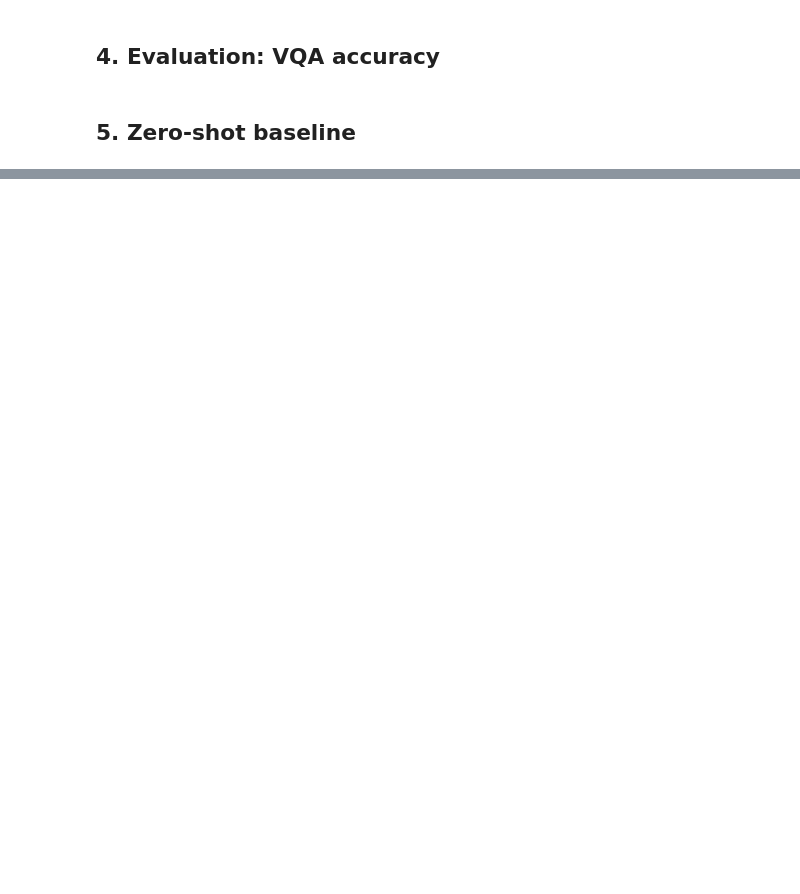
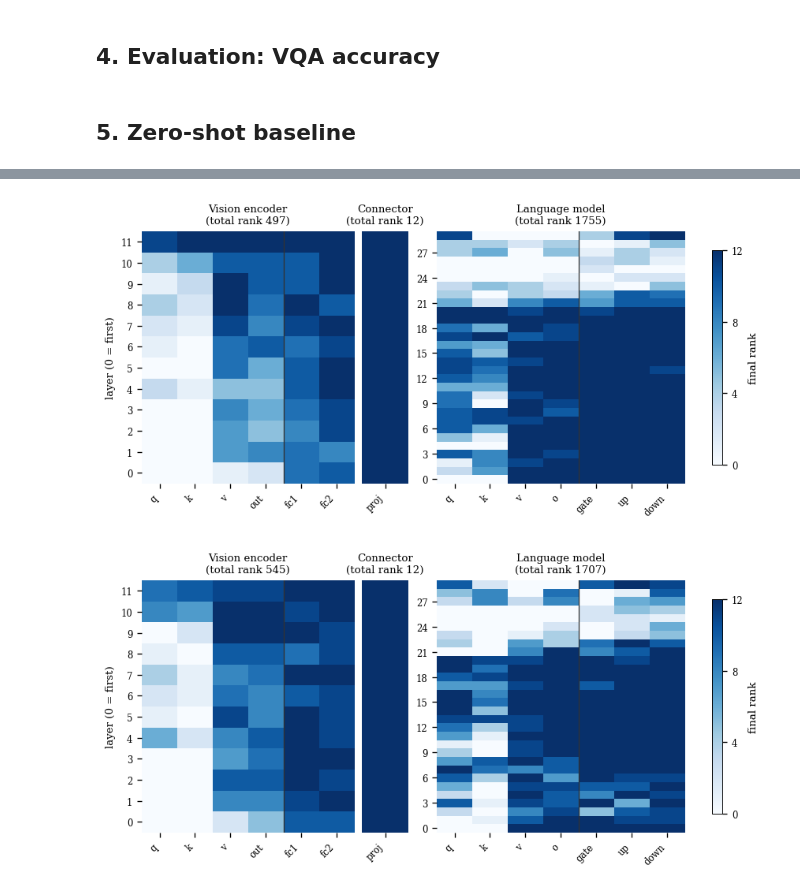
Before and after one commit to Sulojan2027/Vision_Coursework, a Jupyter notebook: Sem07_Deep_Learning_for_Vision/Assignment_1/part1.ipynb, the cells around one changed output, grey strips where cells are left out. Saved outputs shown, nothing was run; the diff lists cells and outputs as text; code cells hidden in the pictures; blank space fills up the shorter version.

```diff
--- a/Sem07_Deep_Learning_for_Vision/Assignment_1/part1.ipynb
+++ b/Sem07_Deep_Learning_for_Vision/Assignment_1/part1.ipynb
@@ -320,4 +320,0 @@ json.dump(RESULTS, open(f"{OUT_DIR}/results.json", "w"), indent=2)
-# %%
-import pandas as pd
-df = pd.DataFrame(RESULTS).T[["textvqa", "probe", "forgetting", "overlap_topk"]]
-df.round(2)
@@ -387,0 +321,14 @@ pd.DataFrame(BONUS).T
+# %%
+RESULTS = defaultdict(dict, load_json("results.json", {}))  # RESULTS[task][run] = accuracy
+for task in CFG["tasks"]:
+    if "zero-shot" in RESULTS[task]:
+        print(f"[{task}] zero-shot: {RESULTS[task]['zero-shot']:.2f} (cached)")
+        continue
+    v1 = json.load(open(f"{V1_DIR}/results.json")) if os.path.exists(f"{V1_DIR}/results.json") else {}
+    if CFG["reuse_v1_zero_shot"] and "zero-shot" in v1.get(task, {}):
+        RESULTS[task]["zero-shot"] = v1[task]["zero-shot"]
+        print(f"[{task}] zero-shot: {RESULTS[task]['zero-shot']:.2f} (reused from v1)")
+        save_json(RESULTS, "results.json")
+        continue
+    RESULTS[task]["zero-shot"] = evaluate(base_model, task, "zero-shot")
+    save_json(RESULTS, "results.json")
@@ -387,0 +525,33 @@ pd.DataFrame(BONUS).T
+# %%
+MOD_ORDER = {"vision":    ["q_proj", "k_proj", "v_proj", "out_proj", "fc1", "fc2"],
+             "connector": ["proj"],
+             "text":      ["q_proj", "k_proj", "v_proj", "o_proj", "gate_proj", "up_proj", "down_proj"]}
+
+def heatmaps(task):
+    d = AL[task]
+    fig, axes = plt.subplots(1, 3, figsize=(7.0, 3.4), constrained_layout=True,
+                             gridspec_kw=dict(width_ratios=[6, 1.3, 7]))
+    for ax, c in zip(axes, ["vision", "connector", "text"]):
+        piv = d[d.component == c].pivot_table(index="layer", columns="module", values="rank", aggfunc="sum")
+        piv = piv[[m for m in MOD_ORDER[c] if m in piv.columns]]
+        im = ax.imshow(piv.values, aspect="auto", cmap=RANK_CMAP, vmin=0, vmax=CFG["init_r"],
+                       origin="lower", interpolation="nearest")
+        ax.grid(False)
+        for s in ax.spines.values(): s.set_visible(False)
+        ax.set_xticks(range(len(piv.columns)))
+        ax.set_xticklabels([m.replace("_proj", "") for m in piv.columns], rotation=45, ha="right")
+        step = 1 if len(piv.index) <= 12 else 3
+        ax.set_yticks(range(0, len(piv.index), step)); ax.set_yticklabels(piv.index[::step])
+        n_attn = sum(m in ATTN for m in piv.columns)  # rule between attention and FFN columns
+        if 0 < n_attn < len(piv.columns):
+            ax.axvline(n_attn - 0.5, color="#333333", lw=0.8)
+        ax.set_title(f"{TOWER_LABEL[c]}\n(total rank {int(d[d.component == c]['rank'].sum())})")
+    axes[0].set_ylabel("layer (0 = first)")
+    axes[1].set_yticks([])
+    fig.colorbar(im, ax=axes, shrink=0.85, label="final rank", ticks=range(0, CFG["init_r"] + 1, 4))
+    savefig(fig, f"alloc_heatmap_{task}")
+
+for t in AL: heatmaps(t)
+# %% [output]
+[figure, added]
+[figure, added]
```
Also changed, not shown: parts of 52 cells of this notebook, 11 other files.
